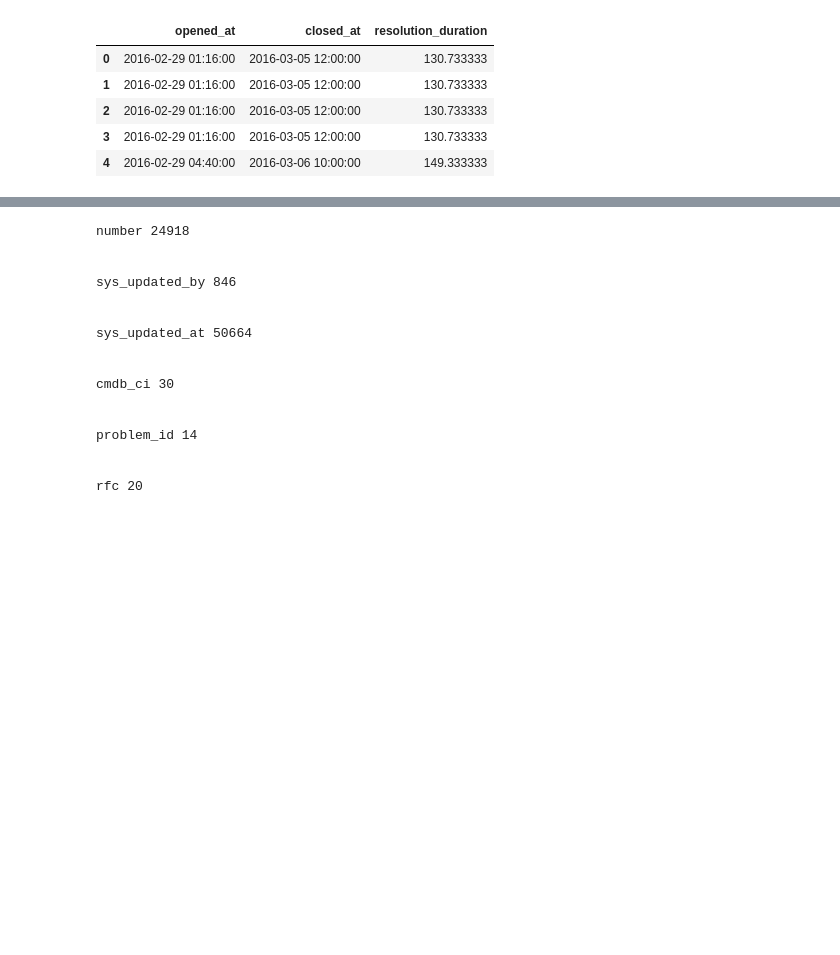
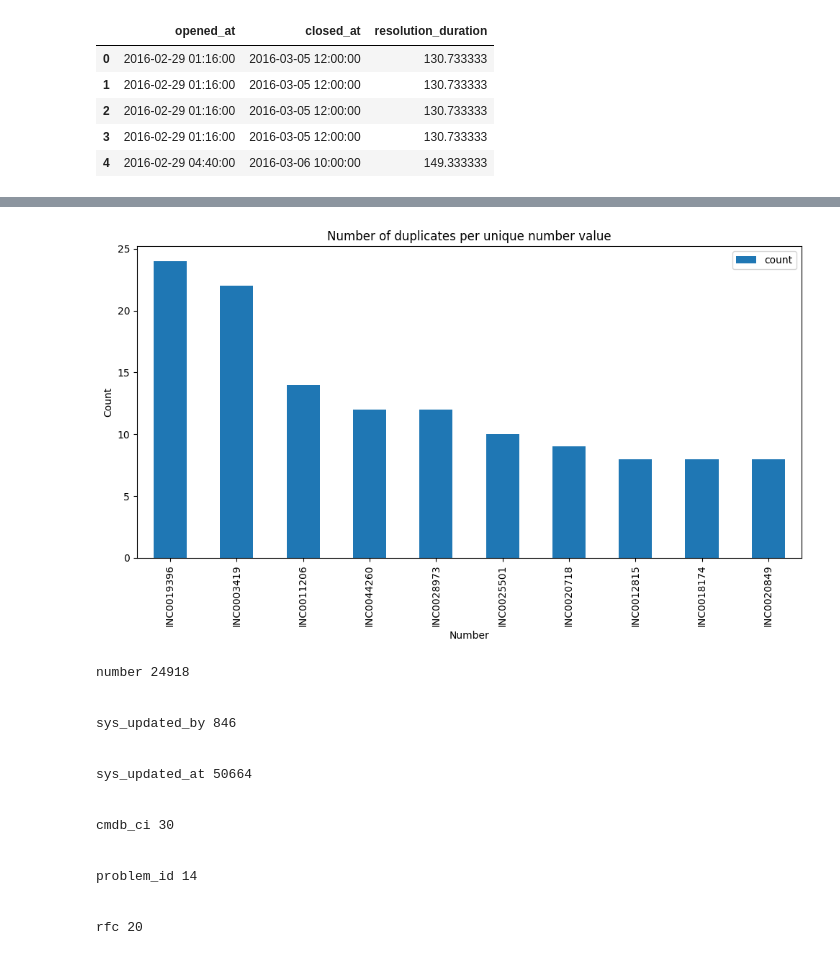
Before and after one commit to azizharouna/CloudIncidentForcaster, a Jupyter notebook: 3_data_preprocessing.ipynb, the cells around one changed output, grey strips where cells are left out. Saved outputs shown, nothing was run; the diff lists cells and outputs as text; code cells hidden in the pictures; blank space fills up the shorter version.

Commit message:
Found some duplicates during data preprocessing

```diff
--- a/3_data_preprocessing.ipynb
+++ b/3_data_preprocessing.ipynb
@@ -262,0 +270,4 @@ data_cleaning[['opened_at', 'closed_at', 'resolution_duration']].head()
+# %%
+# display the duplicated rows and make a list out  of the 'number' column values
+duplicated_rows = data_cleaning[data_cleaning.duplicated(keep=False)].sort_values(by='number')
+duplicated_rows['number'].tolist()
@@ -263,3 +292,16 @@ data_cleaning[['opened_at', 'closed_at', 'resolution_duration']].head()
+# %%
+# make a dataframe with the duplicated rows stating the number of duplicates per unique number value
+duplicated_rows_count = duplicated_rows.groupby('number').size().reset_index(name='count')
+# plot the most numeros duplicated rows count in a descending order
+duplicated_rows_count.sort_values(by='count', ascending=False).head(10).plot.bar(x='number', y='count', figsize=(10, 6))
+#label the plot
+plt.title('Number of duplicates per unique number value')
+plt.xlabel('Number')
+plt.ylabel('Count')
+plt.tight_layout()
+plt.show()
+# %% [output]
+[figure, added]
 # %%
 # check the high cardinality categorigal column
 categorical_columns = data_cleaning.select_dtypes(include=['object']).columns.tolist()
```
Also changed, not shown: parts of 4 cells of this notebook.
